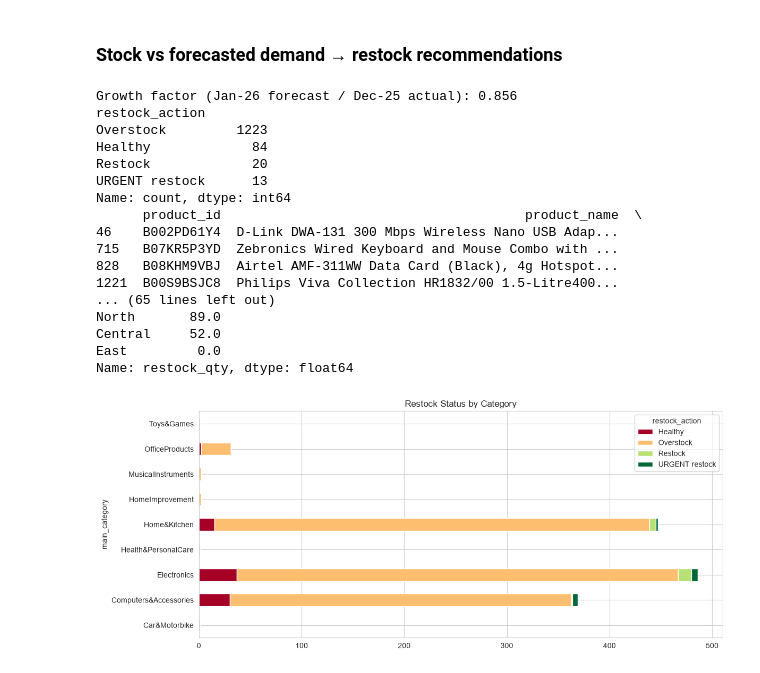
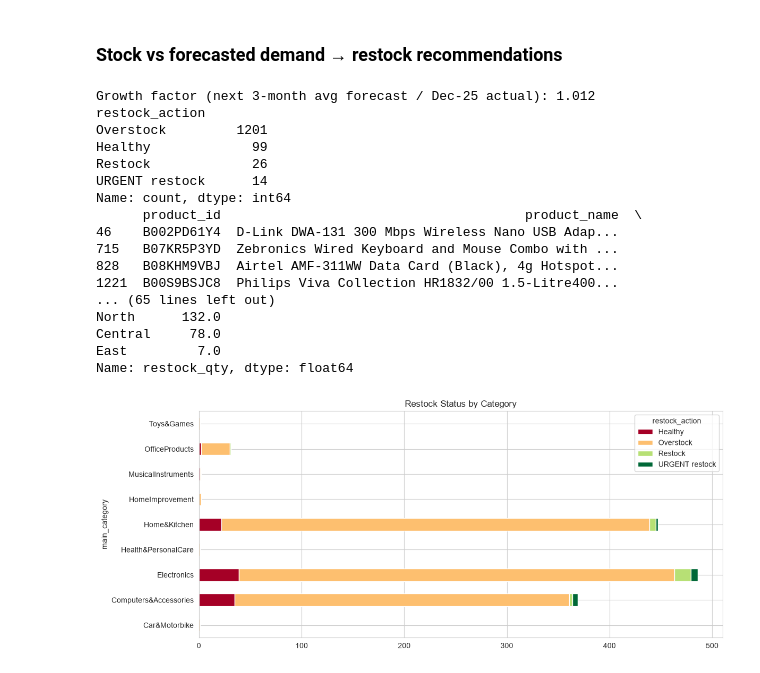
Before and after one commit to ayushranjan828/Amazon-Product-Sales-Analysis-Prediction-Forecasting, a Jupyter notebook: Notebook2.ipynb, the cells around one changed output. Drawn from its saved outputs; the diff is of its cells as text; code cells hidden in the pictures.

```diff
--- a/Notebook2.ipynb
+++ b/Notebook2.ipynb
@@ -128,7 +128,7 @@ data['units_per_order'] = data.total_units_sold / data.total_orders
 data['sell_through'] = data.total_units_sold / (data.total_units_sold + data.stock_quantity)
 data['active_days']=(data.last_sale_date - data.first_sale_date).dt.days.clip(lower=1)
 data['units_per_day']=data.total_units_sold / data.active_days
-data['product_age_days']=(pd.Timestamp('2026-09-20') - data.launch_date).dt.days
+data['product_age_days']=(data.last_sale_date.max() - data.launch_date).dt.days
 data['discount_depth']=(data.mrp_inr - data.selling_price_inr) / data.mrp_inr
 
 data.head()
@@ -1108,8 +1112,9 @@ monthly_records = []
 
 for _, row in data.iterrows():
 
-    start = row["first_sale_date"].normalize()
-    end = row["last_sale_date"].normalize()
+    # Snap to month start so the first (partial) month is not skipped
+    start = row["first_sale_date"].to_period("M").to_timestamp()
+    end = row["last_sale_date"].to_period("M").to_timestamp()
 
     if pd.isna(start) or pd.isna(end):
         continue
@@ -1119,10 +1124,6 @@ for _, row in data.iterrows():
 
     # Monthly periods covered by the product
     months = pd.date_range(start=start, end=end, freq="MS")
-
-    # Handle products where start/end are in same month
-    if len(months) == 0:
-        months = pd.DatetimeIndex([start.replace(day=1)])
 
     n_months = len(months)
 
@@ -1697,27 +1729,27 @@ plt.show()
 # %%
 # After evaluating the models, we train the final model using the entire historical dataset.
 
-final_sarima = SARIMAX(
+final_fit = ETSModel(
     units_series,
-    order=(1, 1, 1),
-    seasonal_order=(1, 1, 1, 12),
-    enforce_stationarity=False,
-    enforce_invertibility=False
-)
-
-final_sarima_fit = final_sarima.fit(disp=False)
+    error="add",
+    trend="add",
+    damped_trend=True
+).fit(disp=False)
 # %%
 # Forecast next 6 months
 
 forecast_periods = 6
 
-future_result = final_sarima_fit.get_forecast(steps=forecast_periods)
+future_start = units_series.index[-1] + pd.offsets.MonthBegin(1)
+future_end   = units_series.index[-1] + pd.offsets.MonthBegin(forecast_periods)
 
-future_forecast = future_result.predicted_mean
+future_frame = final_fit.get_prediction(start=future_start, end=future_end).summary_frame(alpha=0.05)
 
-future_ci = future_result.conf_int()
+future_forecast = future_frame["mean"]
+
+future_ci = future_frame[["pi_lower", "pi_upper"]]
 
 print("Next 6 Months Forecast:")
-print(future_forecast)
+print(future_forecast.round(0))
 # %% [output]
 Next 6 Months Forecast:
@@ -1945,12 +1972,12 @@ PrettyKrafts   5       0.20
 # %% [markdown]
 ### Stock vs forecasted demand → restock recommendations
 # %%
-next_month_fc  = forecast_table.loc[0, "Forecast_Units"]          # only valid forecast month
-last_month_act = units_series.iloc[-1]
-growth         = next_month_fc / last_month_act
+horizon_months   = 3
+avg_fc           = forecast_table["Forecast_Units"].head(horizon_months).mean()
+last_month_act   = units_series.iloc[-1]
+growth           = avg_fc / last_month_act
 
 lead_time_months = 1
-horizon_months   = 3
 safety_factor    = 0.2
 
 prod["monthly_demand"]  = prod.units_per_day * 30 * growth
@@ -1966,40 +1993,40 @@ def action(r):
     if r.months_of_cover > 12:               return "Overstock"
     return "Healthy"
 
 prod["restock_action"] = prod.apply(action, axis=1)
 
-print(f"Growth factor (Jan-26 forecast / Dec-25 actual): {growth:.3f}")
+print(f"Growth factor (next {horizon_months}-month avg forecast / Dec-25 actual): {growth:.3f}")
 print(prod.restock_action.value_counts())
 
 restock = (prod[prod.restock_action.isin(["URGENT restock", "Restock"])]
            [["product_id", "product_name", "main_category", "warehouse_region",
              "stock_quantity", "monthly_demand", "months_of_cover", "restock_qty", "restock_action"]]
            .sort_values(["restock_action", "months_of_cover"], ascending=[False, True]))
 restock["product_name"] = restock.product_name.str[:50]
 print(restock.head(20).round(1))
 
 print("\nRestock units by warehouse\n",
       prod.groupby("warehouse_region").restock_qty.sum().sort_values(ascending=False))
 
 (prod.groupby(["main_category", "restock_action"]).size().unstack(fill_value=0)
      .plot.barh(stacked=True, figsize=(12, 5), colormap="RdYlGn"))
 plt.title("Restock Status by Category"); plt.tight_layout(); plt.show()
 # %% [output]
-Growth factor (Jan-26 forecast / Dec-25 actual): 0.856
+Growth factor (next 3-month avg forecast / Dec-25 actual): 1.012
 restock_action
-Overstock         1223
-Healthy             84
-Restock             20
-URGENT restock      13
+Overstock         1201
+Healthy             99
+Restock             26
+URGENT restock      14
 Name: count, dtype: int64
       product_id                                       product_name  \
 46    B002PD61Y4  D-Link DWA-131 300 Mbps Wireless Nano USB Adap...
 715   B07KR5P3YD  Zebronics Wired Keyboard and Mouse Combo with ...
 828   B08KHM9VBJ  Airtel AMF-311WW Data Card (Black), 4g Hotspot...
 1221  B00S9BSJC8  Philips Viva Collection HR1832/00 1.5-Litre400...
 ... (65 lines left out)
-North       89.0
-Central     52.0
-East         0.0
+North      132.0
+Central     78.0
+East         7.0
 Name: restock_qty, dtype: float64
-[figure, old version]
+[figure, new version]
```
Also changed, not shown: parts of 42 cells of this notebook, 1 other file.
